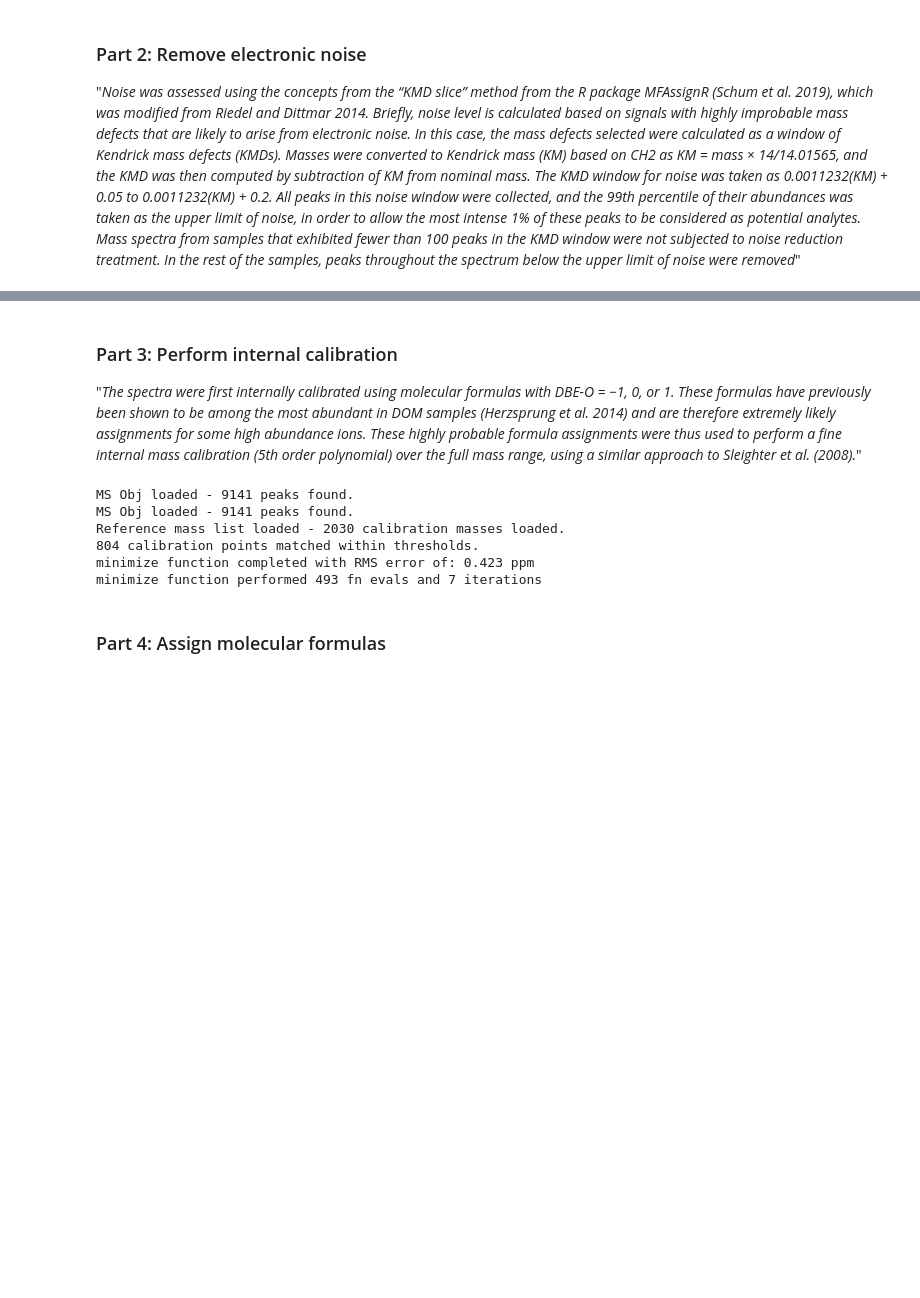
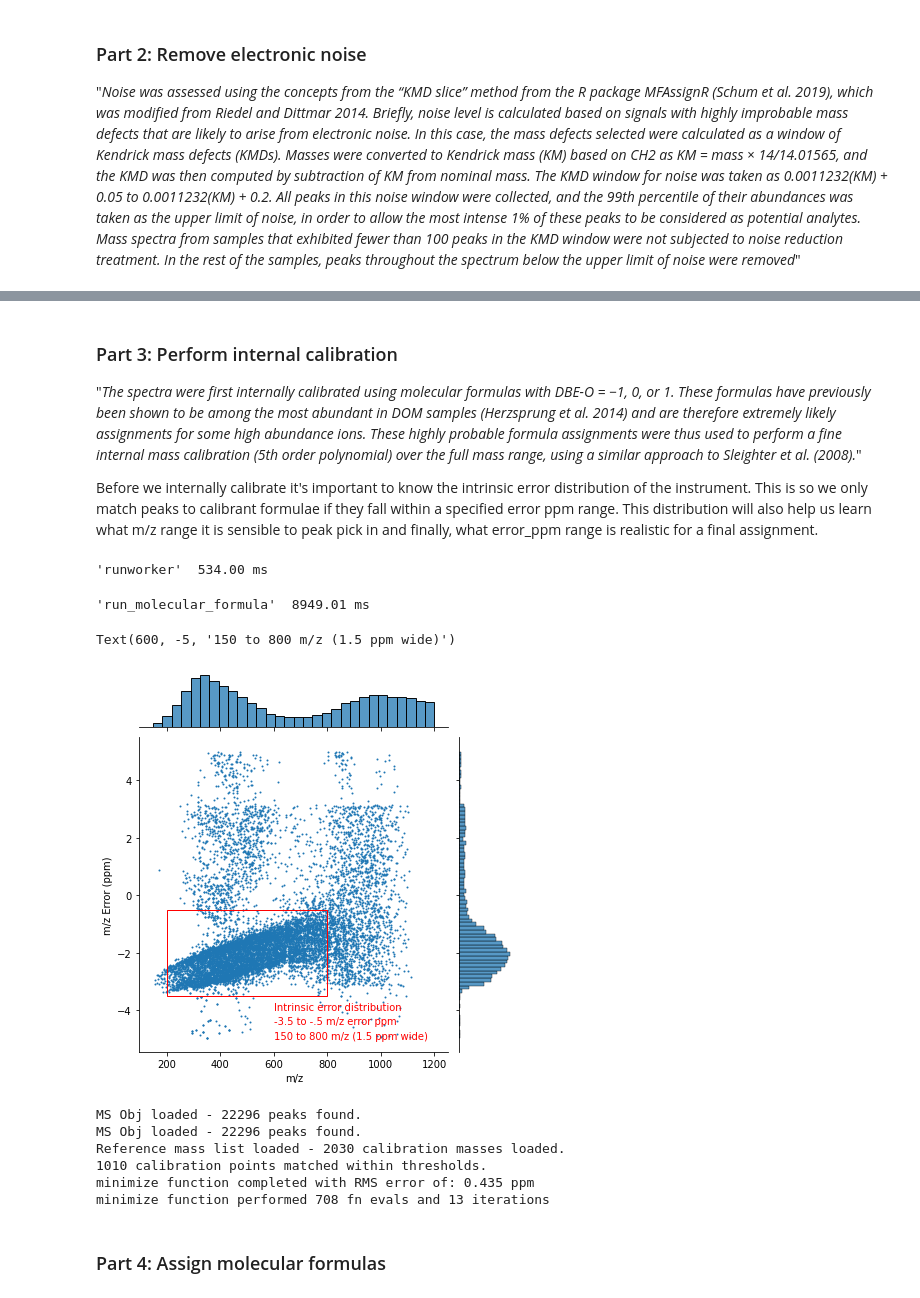
Before and after one commit to Kzra/pykrev, a Jupyter notebook: docs/corems_with_pykrev/CoreMsWithPykrev.ipynb, the cells around one changed output, grey strips where cells are left out. Cells and saved outputs as stored; diff of their text form; code cells hidden in the pictures; blank space fills up the shorter version.

```diff
--- a/docs/corems_with_pykrev/CoreMsWithPykrev.ipynb
+++ b/docs/corems_with_pykrev/CoreMsWithPykrev.ipynb
@@ -87,20 +95,69 @@ There are 9141 peaks in the filtered spectrum.
 
 "*The spectra were first internally calibrated using molecular formulas with DBE-O = −1, 0, or 1. These formulas have previously been shown to be among the most abundant in DOM
 samples (Herzsprung et al. 2014) and are therefore extremely likely assignments for some high abundance ions. These highly probable formula assignments were thus used to perform a fine internal mass calibration (5th order polynomial) over the full mass range, using a similar approach to Sleighter et al. (2008).*"
+
+Before we internally calibrate it's important to know the intrinsic error distribution of the instrument. This is so we only match peaks to calibrant formulae if they fall within a specified error ppm range. This distribution will also help us learn what m/z range it is sensible to peak pick in and finally, what error_ppm range is realistic for a final assignment.
-# %%
-# Internal calibration parameters
-MSParameters.mass_spectrum.min_calib_ppm_error = -3 #Before setting the min and max calibration ppm error values, it is important to know the intrinsic error distribution of your spectrum
-MSParameters.mass_spectrum.max_calib_ppm_error = 0 #In this case I have checked and it is most appropriate to calibrate in a window of error -2.5 to -1 ppm
-MSParameters.mass_spectrum.calib_pol_order = 2 #This parameter only allows 1 (linear) or 2 (quadratic) but no higher polynomial fits
-ref_file_location = '../example_data/Hawkes_neg.ref'
-MzDomainCalibration(mass_spectrum_obj, ref_file_location).run()
-# %% [output]
-MS Obj loaded - 9141 peaks found.
-MS Obj loaded - 9141 peaks found.
-Reference mass list loaded - 2030 calibration masses loaded.
-804 calibration points matched within thresholds.
-minimize function completed with RMS error of: 0.423 ppm
-minimize function performed 493 fn evals and 7 iterations
+# %%
+# To assess the intrinsic error distribution, we can first perform molecular formulae assignment on the uncalibrated data and look at the generated assignments.
+# We set a very wide error ppm window
+
+# The following formulae assignment parameters will be explained in Part 4
+MSParameters.molecular_search.url_database = "postgresql+psycopg2://coremsappdb:coremsapppnnl@localhost:5432/coremsapp" #requires the docker database
+MSParameters.molecular_search.usedAtoms['C'] = (4,50)
+MSParameters.molecular_search.usedAtoms['H'] = (4,100)
+MSParameters.molecular_search.usedAtoms['O'] = (1,40)
+MSParameters.molecular_search.error_method = 'None'
+MSParameters.molecular_search.min_ppm_error = -5
+MSParameters.molecular_search.max_ppm_error = 5
+MSParameters.molecular_search.isProtonated = True #this changes whether corems includes a proton in the analysis, corems searches for (M-H)- if the spectra is negative mode
+MSParameters.molecular_search.isRadical= False
+MSParameters.molecular_search.isAdduct = False
+MSParameters.molecular_search.use_min_peaks_filter = False
+
+SearchMolecularFormulas(mass_spectrum_obj, first_hit=False).run_worker_mass_spectrum()
+msoDf = mass_spectrum_obj.to_dataframe()
+
+#Plot the intrinsic error distribution
+ax = sns.jointplot(data=msoDf,y='m/z Error (ppm)',x='m/z',joint_kws={'s': 4, 'linewidth': 0})
+plt.gca().add_patch(
+          plt.Rectangle([200,-3.5],
+                      600,3,
+                      fill=False,
+                      color='red',
+                      alpha=1)
+          )
+plt.text(600,-4,'Intrinsic error distribution', color = 'red')
+plt.text(600,-4.5,'-3.5 to -.5 m/z error ppm', color = 'red')
+plt.text(600,-5,'150 to 800 m/z (1.5 ppm wide)', color = 'red')
+# %% [output]
+'runworker'  534.00 ms
+'run_molecular_formula'  8949.01 ms
+Text(600, -5, '150 to 800 m/z (1.5 ppm wide)')
+[figure, added]
+# %%
+# Now we reload the spectrum calculating noise and peak-picking only within the m/z range visualised above
+MSParameters.mass_spectrum.min_noise_mz = 100
+MSParameters.mass_spectrum.max_noise_mz = 800
+MSParameters.mass_spectrum.min_picking_mz = 100
+MSParameters.mass_spectrum.max_picking_mz = 800
+file_path= '../example_data/srfa_raw.d'
+bruker_reader = ReadBrukerSolarix(file_path)
+bruker_transient_obj = bruker_reader.get_transient()
+mass_spectrum_obj = bruker_transient_obj.get_mass_spectrum(plot_result=False, auto_process=True)
+
+# Now we can perform internal calibration based on the error ppm range visualised above
+MSParameters.mass_spectrum.min_calib_ppm_error = -3.5
+MSParameters.mass_spectrum.max_calib_ppm_error = -.5
+MSParameters.mass_spectrum.calib_pol_order = 2 #This parameter only allows 1 (linear) or 2 (quadratic) but no higher polynomial fits
+ref_file_location = '../example_data/Hawkes_neg.ref'
+MzDomainCalibration(mass_spectrum_obj, ref_file_location).run()
+# %% [output]
+MS Obj loaded - 22296 peaks found.
+MS Obj loaded - 22296 peaks found.
+Reference mass list loaded - 2030 calibration masses loaded.
+1010 calibration points matched within thresholds.
+minimize function completed with RMS error of: 0.435 ppm
+minimize function performed 708 fn evals and 13 iterations
 # %% [markdown]
 ### Part 4: Assign molecular formulas
 # %% [markdown]
```
Also changed, not shown: parts of 11 cells of this notebook, 20 other files.
